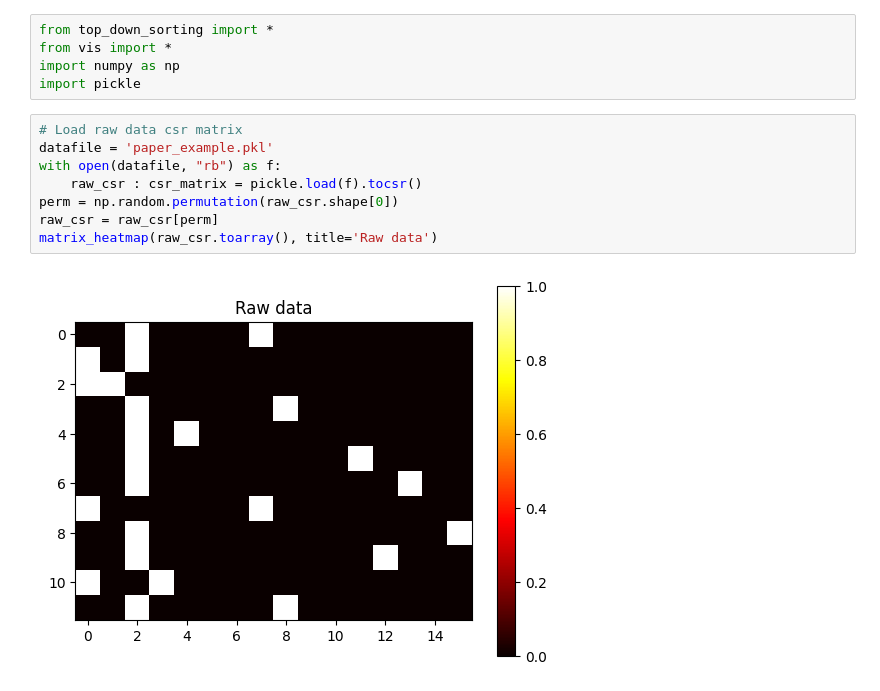
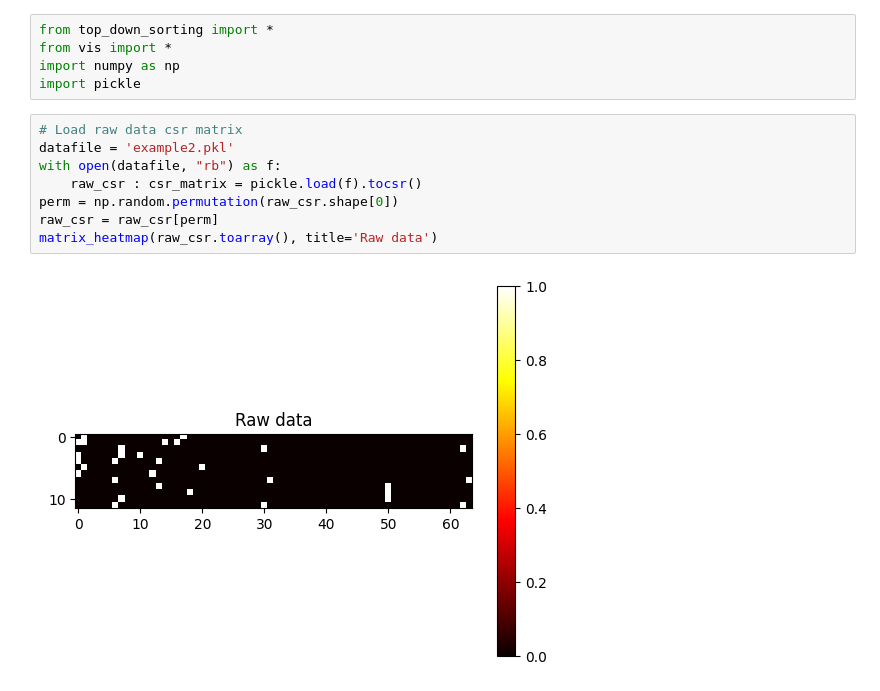
Before and after one commit to jacjosep1/JNI-Toy-Example, a Jupyter notebook: incidence_data_structure/test.ipynb, the cells around one changed output. Drawn from its saved outputs; the diff is of its cells as text.

```diff
--- a/incidence_data_structure/test.ipynb
+++ b/incidence_data_structure/test.ipynb
@@ -5,14 +5,14 @@ import numpy as np
 import pickle
 # %%
 # Load raw data csr matrix
-datafile = 'paper_example.pkl'
+datafile = 'example2.pkl'
 with open(datafile, "rb") as f:
     raw_csr : csr_matrix = pickle.load(f).tocsr()
 perm = np.random.permutation(raw_csr.shape[0])
 raw_csr = raw_csr[perm]
 matrix_heatmap(raw_csr.toarray(), title='Raw data')
 # %% [output]
-[figure, old version]
+[figure, new version]
 # %%
 # Build heirarchical cache
 m, n = raw_csr.shape
```
Also changed, not shown: parts of 2 cells of this notebook, 2 other files.
